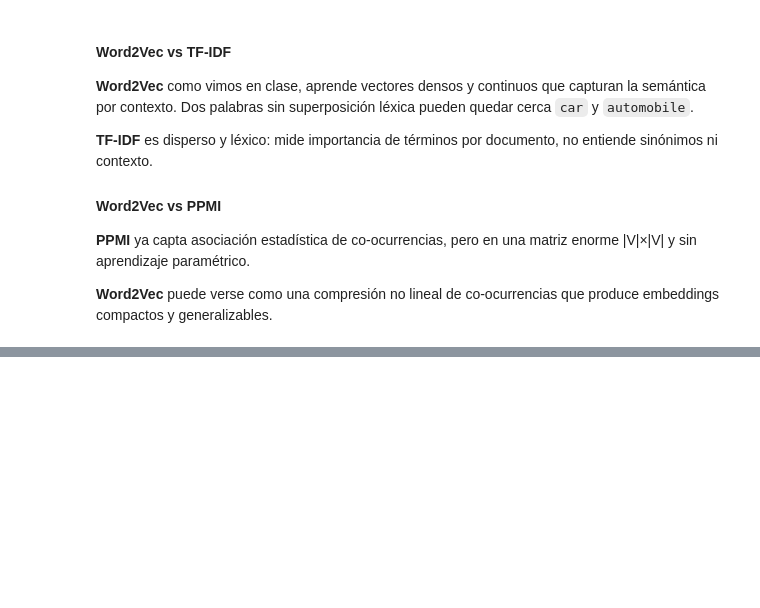
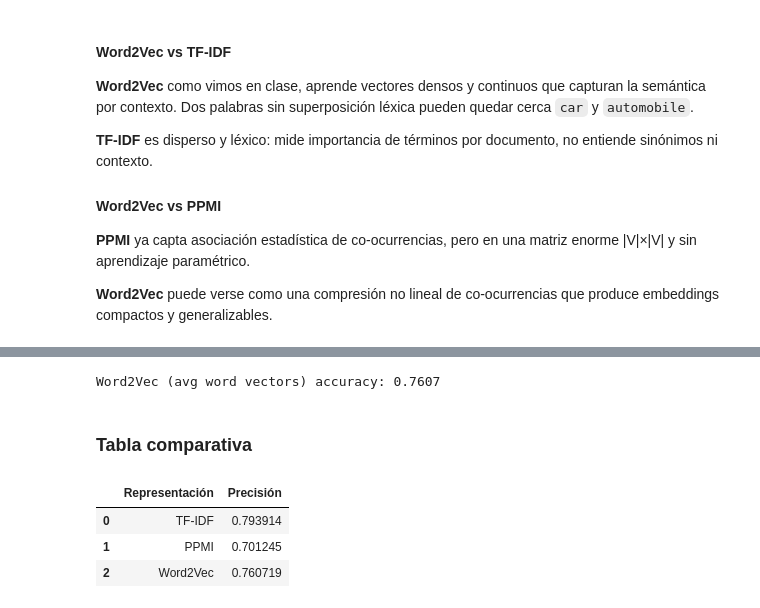
Before and after one commit to TheKiesling/text-vector-representations, a Jupyter notebook: text-vector-representations.ipynb, the cells around one changed output, grey strips where cells are left out. Drawn from its saved outputs; the diff is of its cells as text; code cells hidden in the pictures; blank space fills up the shorter version.

```diff
--- a/text-vector-representations.ipynb
+++ b/text-vector-representations.ipynb
@@ -390,0 +492,38 @@ Más lejanas a 'car':
+# %%
+tokens_train = [s.split() for s in X_train_txt]
+w2v_cls = Word2Vec(
+    sentences=tokens_train,
+    vector_size=100, window=5,
+    min_count=2, sg=1, epochs=10, workers=4
+)
+wv_cls = w2v_cls.wv
+# %%
+def doc_avg_w2v(tokens, wv):
+    vecs = [wv[w] for w in tokens if w in wv]
+    if vecs:
+        return np.mean(vecs, axis=0)
+    return np.zeros(wv.vector_size, dtype=np.float32)
+# %%
+X_train_w2v = np.vstack([doc_avg_w2v(t, wv_cls) for t in tokens_train])
+X_test_w2v  = np.vstack([doc_avg_w2v(s.split(), wv_cls) for s in X_test_txt])
+# %%
+clf_w2v = LogisticRegression(max_iter=1000)
+clf_w2v.fit(X_train_w2v, y_train)
+pred_w2v = clf_w2v.predict(X_test_w2v)
+acc_w2v = accuracy_score(y_test, pred_w2v)
+print(f"Word2Vec (avg word vectors) accuracy: {acc_w2v:.4f}")
+# %% [output]
+Word2Vec (avg word vectors) accuracy: 0.7607
+# %% [markdown]
+### Tabla comparativa
+# %%
+results = pd.DataFrame({
+    "Representación": ["TF-IDF", "PPMI", "Word2Vec"],
+    "Precisión": [acc_tfidf, acc_ppmi, acc_w2v]
+})
+results
+# %% [output]
+|  | Representación | Precisión |
+| 0 | TF-IDF | 0.793914 |
+| 1 | PPMI | 0.701245 |
+| 2 | Word2Vec | 0.760719 |
```
Also changed, not shown: parts of 25 cells of this notebook.
